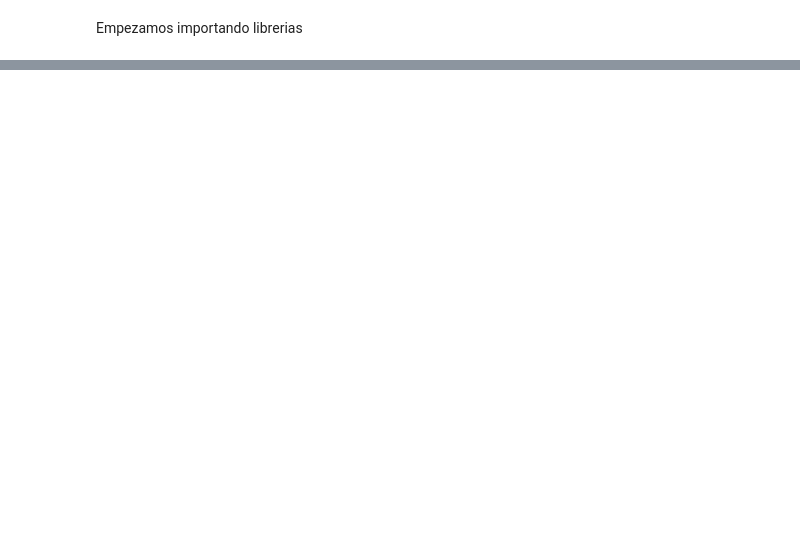
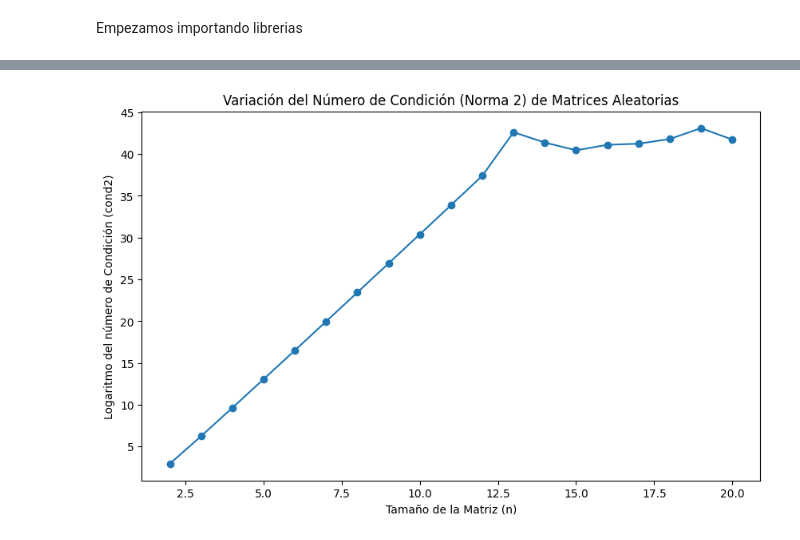
Before and after one commit to MatiMoran/TP1-ALC-2023-2C, a Jupyter notebook: tp1.ipynb, the cells around one changed output, grey strips where cells are left out. Saved outputs shown, nothing was run; the diff lists cells and outputs as text; code cells hidden in the pictures; blank space fills up the shorter version.

```diff
--- a/tp1.ipynb
+++ b/tp1.ipynb
@@ -350,0 +202,12 @@ plt.show()
+# %%
+#EJERCICIO 3
+
+def resolverLU(A, b):
+    """Returns the solution x of the system Ax = b.
+    :param A: numpy.matrix, real square matrix ∈ Rnxn
+    :param b: numpy.array, real array ∈ Rnx1
+    :return: vector set of solutions"""
+    L, U = descompLU(A)
+    y = sp.linalg.solve_triangular(L, b, lower=True)
+    x = sp.linalg.solve_triangular(U, y, lower=False)
+    return x
@@ -350,0 +487,35 @@ plt.show()
+# %%
+#EJERCICIO 10
+
+def hilbert_matrix(n):
+    """Generates a Hilbert matrix.
+    :param n: int, matrix dimension.
+    :return H: numpy.matrix, Hilbert matrix"""
+
+    # Inicializa una matriz de ceros de tamaño n x n
+    H = np.zeros((n, n))
+
+    # Rellena la matriz de Hilbert con los valores adecuados
+    for i in range(1, n + 1):
+        for j in range(1, n + 1):
+            H[i - 1, j - 1] = 1 / (i + j - 1)
+
+    return H
+
+v1 = np.array([])
+
+# foreach dimension we get the hilbert matrix and calculate the log of their condition number
+for n in range(2, 21):
+    A = hilbert_matrix(n)
+    v1 = np.append(v1, np.log(np.linalg.cond(A, p=2)))
+# %%
+# Crear el gráfico
+
+plt.figure(figsize=(10, 6))
+plt.plot(range(2, 21), v1, marker='o', linestyle='-')
+plt.title('Variación del Número de Condición (Norma 2) de Matrices Aleatorias')
+plt.xlabel('Tamaño de la Matriz (n)')
+plt.ylabel('Logaritmo del número de Condición (cond2)')
+plt.show()
+# %% [output]
+[figure, added]
```
Also changed, not shown: parts of 36 cells of this notebook.
